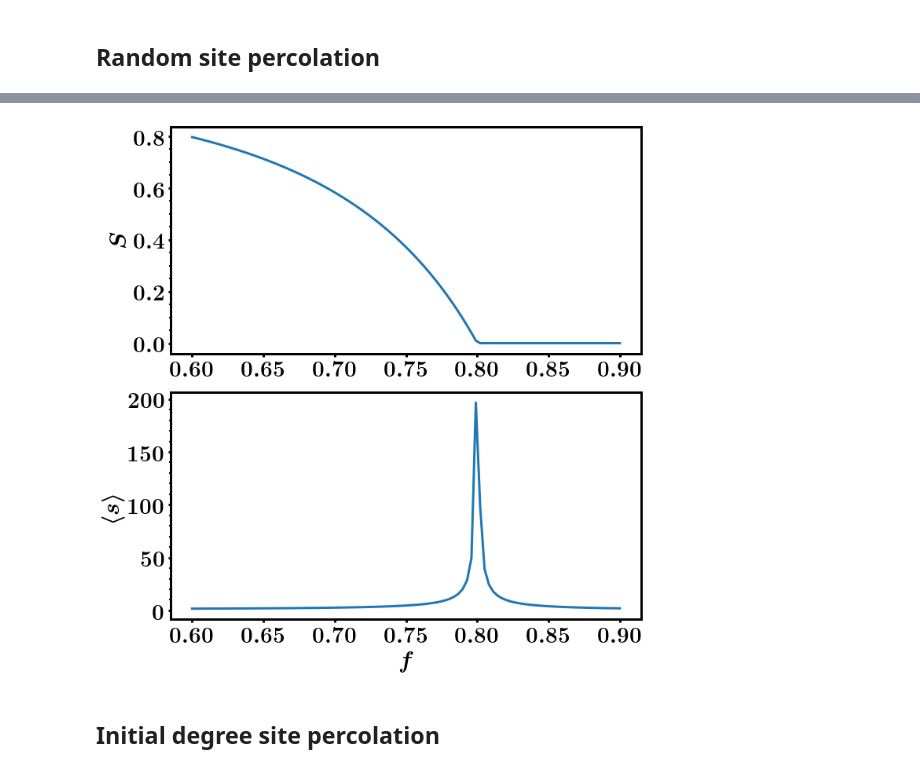
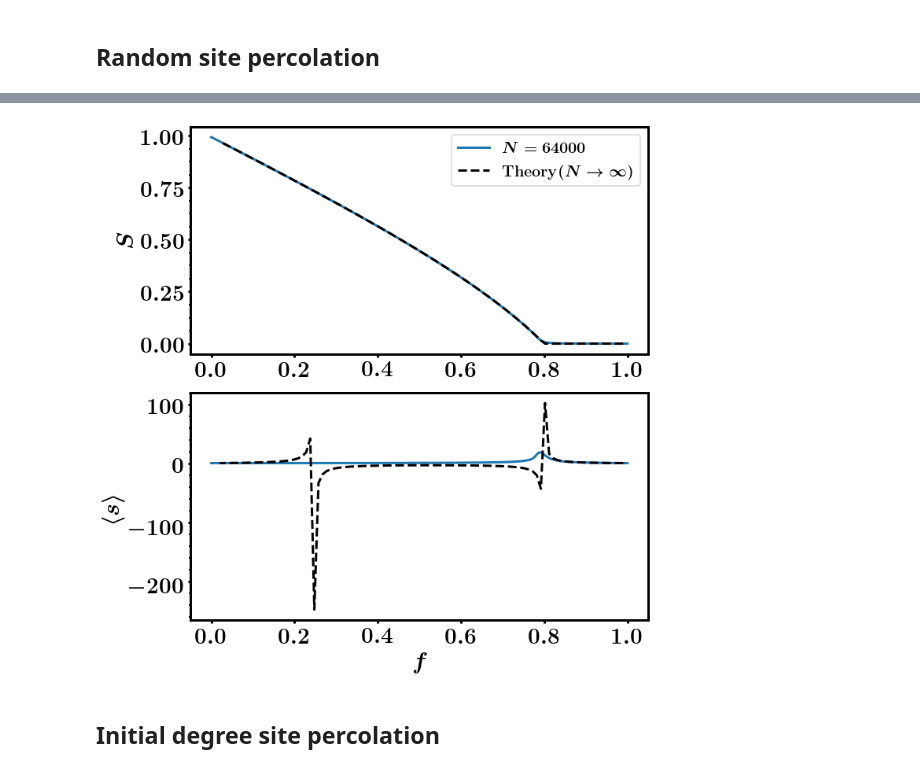
Before and after one commit to nahuelalmeira/dismantlingScaling, a Jupyter notebook: python/generatingFunction.ipynb, the cells around one changed output, grey strips where cells are left out. Drawn from its saved outputs; the diff is of its cells as text; code cells hidden in the pictures.

```diff
--- a/python/generatingFunction.ipynb
+++ b/python/generatingFunction.ipynb
@@ -300,39 +317,52 @@ $$
 # %%
 attack = 'Ran'
 df = load_dataframe(attack, N, meank, fast=True, n_seeds=n_seeds)
 
-def func(x, f, c):
-    return np.exp(c*(1-f)*(x-1)) - x
+def G0(x, c):
+    return np.exp(c*(x-1))
 
-def func_prime(x, f, c):
-    return c*(1-f)*np.exp(c*(1-f)*(x-1)) - 1
+def G1(x, c):
+    return G0(x, c)
+
+def func(x, r, c):
+    return G1(1+(x-1)*r, c) - x
+
+def func_prime(x, r, c):
+    return c*r*G1(1+(x-1)*r, c) - 1
 
 n_values = 99
 c = 5
-f_values = np.linspace(0.6, 0.9, n_values)
+r_values = np.linspace(0.01, 0.98, n_values)
+f_values = 1 - r_values
 S_values = np.zeros(n_values)
 meanS_values = np.zeros(n_values)
-for i, f in enumerate(f_values):
-    sol = root_scalar(func, args=(f, c), fprime=func_prime, x0=0.5, method='newton')
-    S = 1 - sol.root
+for i, r in enumerate(r_values):
+    f = 1 - r
+    sol = root_scalar(func, args=(r, c), fprime=func_prime, x0=0.1, method='newton')
+    u = sol.root
+    #S = 1 - G1(1+(u-1)*r, c)
+    S = r*(1 - u)
     S_values[i] = S
-    meanS_values[i] = 1/(1-c*(1-f)+c*(1-f)*S)
+    meanS_values[i] = 1/(1-c*r+c*r*S)
 
 fig, axes = plt.subplots(figsize=(10,10), nrows=2)
 ax = axes[0]
 #ax.set_xlabel(r'$\langle k \rangle$')
 ax.set_ylabel(r'$S$')
-ax.plot(f_values, S_values)
+ax.plot(df.f, df.Sgcc, label=r'$N = {{{}}}$'.format(N))
+ax.plot(f_values, S_values, '--', color='k', label=r'$\mathrm{Theory }(N\rightarrow \infty)$')
+ax.legend(loc='best', fontsize=20)
 
 ax = axes[1]
 ax.set_xlabel(r'$f$')
 ax.set_ylabel(r'$\langle s \rangle$')
-ax.plot(f_values, meanS_values)
+ax.plot(df.f, df.meanS)
+ax.plot(f_values, meanS_values, '--', color='k')
 
 plt.tight_layout()
 plt.show()
 # %% [output]
-[figure, old version]
+[figure, new version]
 # %% [markdown]
 ## **Initial degree site percolation**
 # %% [markdown]
```
Also changed, not shown: parts of 12 cells of this notebook.
